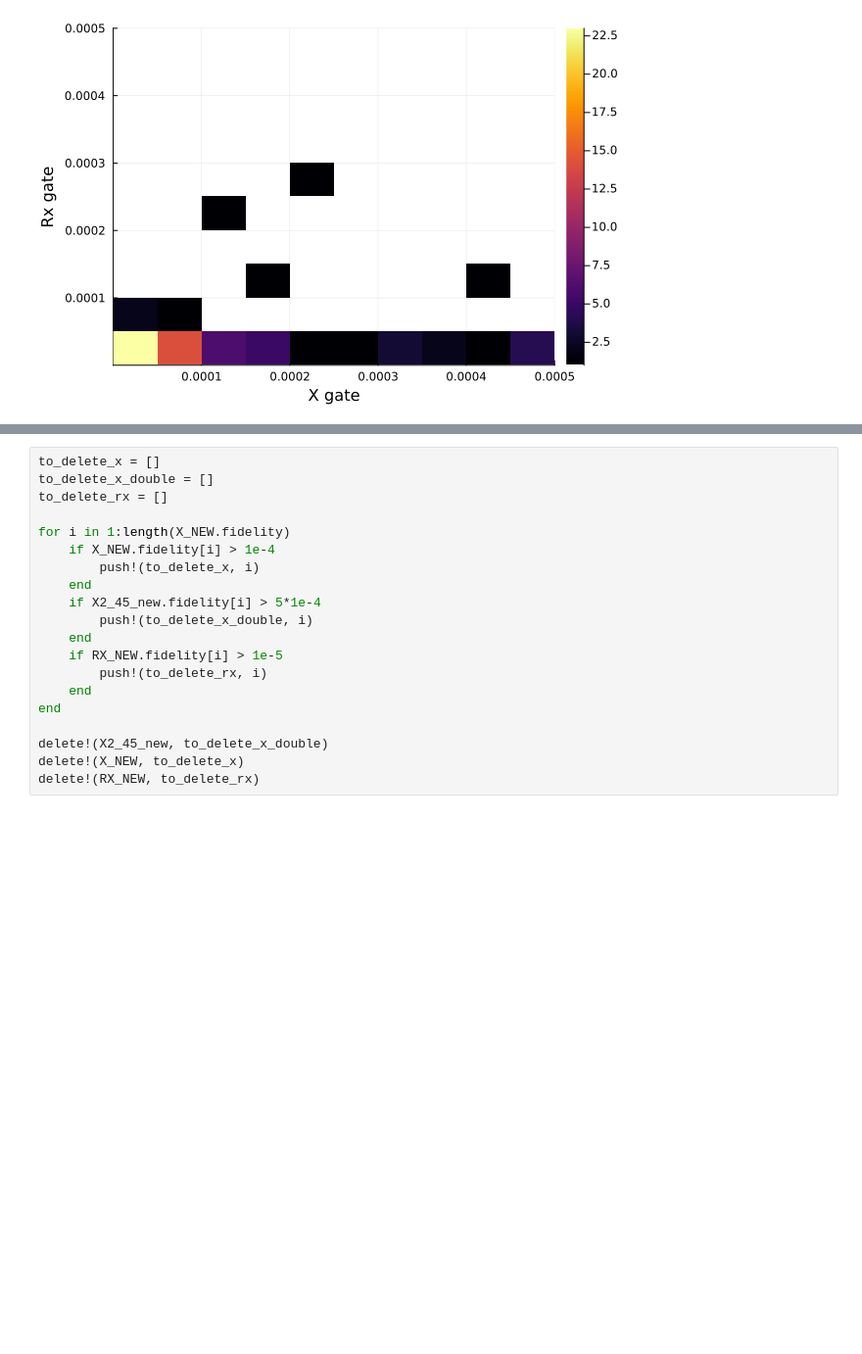
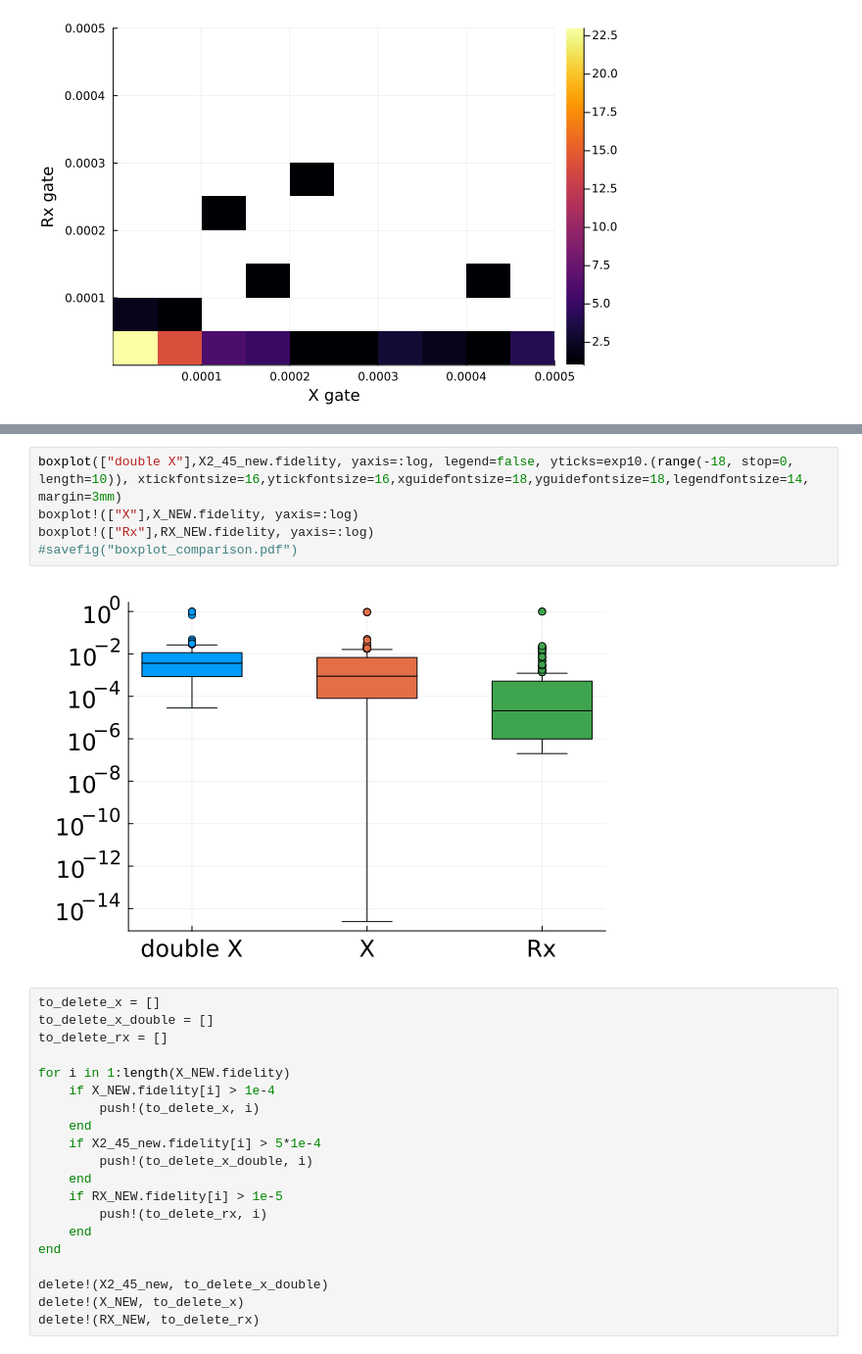
Before and after one commit to AndreaMaestri18/Opt3DQalgs, a Jupyter notebook: BTgates/src/plots_and_analysis/snap_disp_parameters_distribution.ipynb, the cells around one changed output, grey strips where cells are left out. Shown at 98% size. Drawn from its saved outputs; the diff is of its cells as text; blank space fills up the shorter version.

```diff
--- a/BTgates/src/plots_and_analysis/snap_disp_parameters_distribution.ipynb
+++ b/BTgates/src/plots_and_analysis/snap_disp_parameters_distribution.ipynb
@@ -71,3 +116,10 @@ ylabel!("Rx gate")
+# %%
+boxplot(["double X"],X2_45_new.fidelity, yaxis=:log, legend=false, yticks=exp10.(range(-18, stop=0, length=10)), xtickfontsize=16,ytickfontsize=16,xguidefontsize=18,yguidefontsize=18,legendfontsize=14, margin=3mm)
+boxplot!(["X"],X_NEW.fidelity, yaxis=:log)
+boxplot!(["Rx"],RX_NEW.fidelity, yaxis=:log)
+#savefig("boxplot_comparison.pdf")
+# %% [output]
+[figure, added]
 # %%
 to_delete_x = []
 to_delete_x_double = []
```
Also changed, not shown: parts of 23 cells of this notebook, 8 other files.
